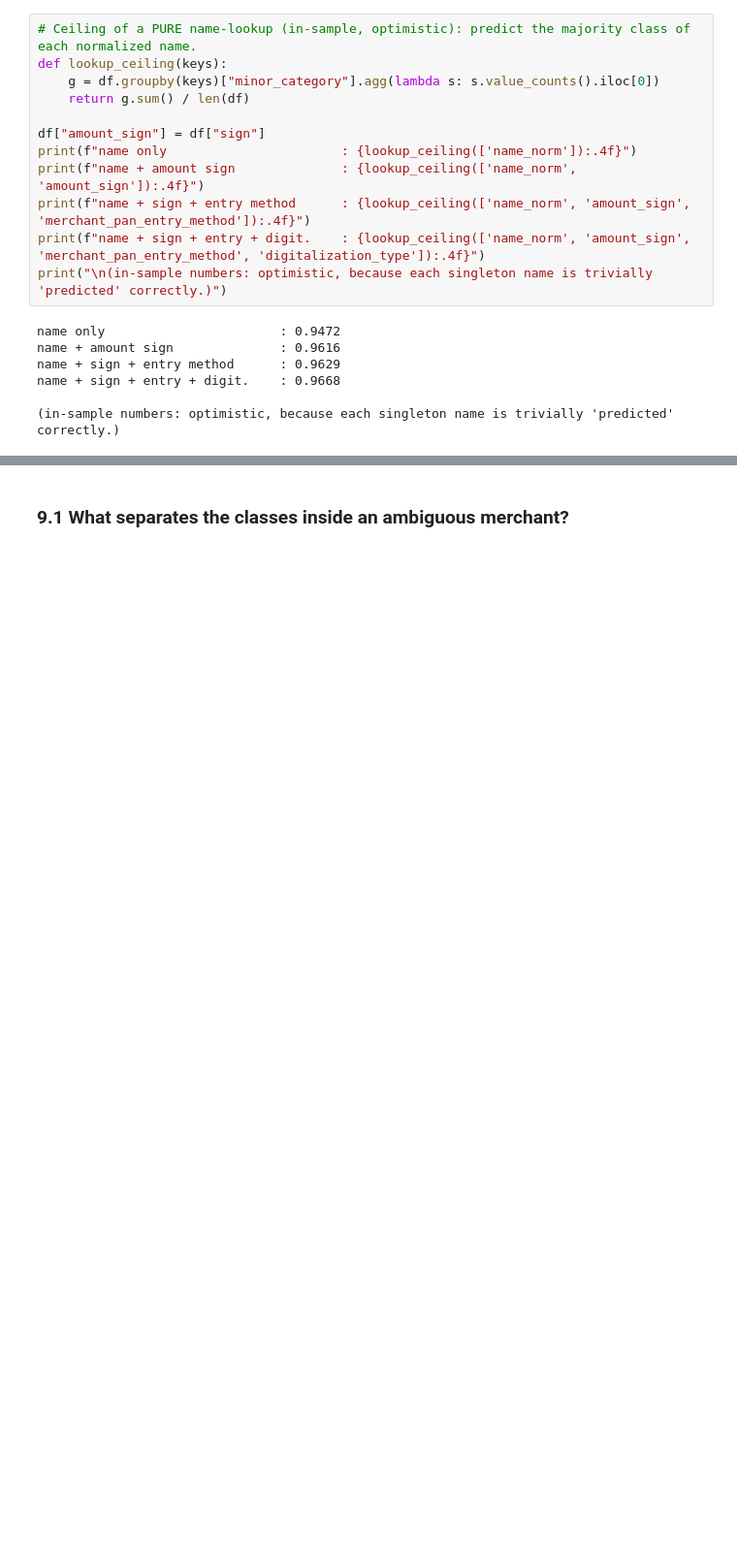
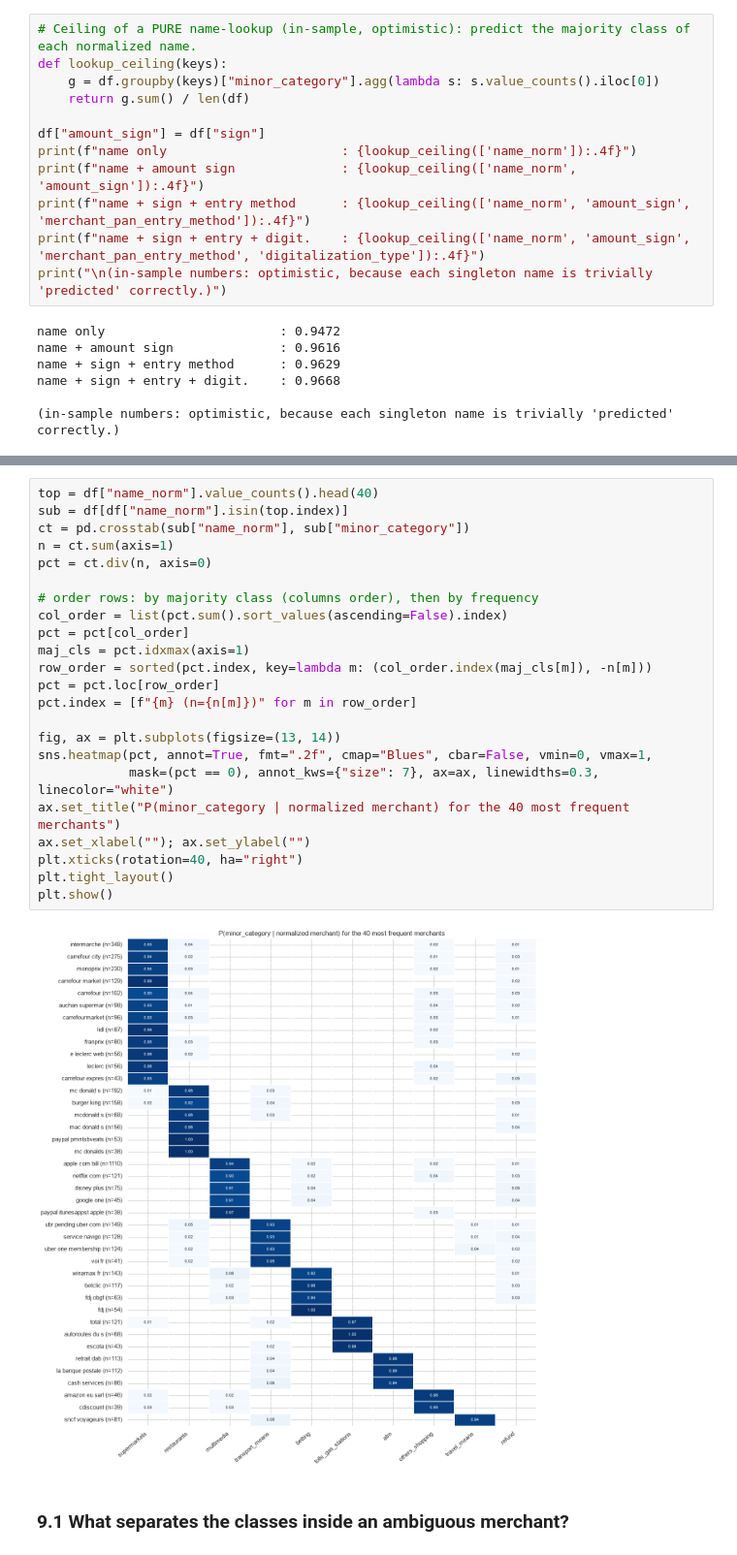
Before and after one commit to jafarpenot/Lydia_task, a Jupyter notebook: notebooks/01_eda.ipynb, the cells around one changed output, grey strips where cells are left out. Shown at 97% size. Drawn from its saved outputs; the diff is of its cells as text; blank space fills up the shorter version.

Commit message:
EDA: add user notes, furthest-names-per-cluster table and merchant vs class heatmap

```diff
--- a/notebooks/01_eda.ipynb
+++ b/notebooks/01_eda.ipynb
@@ -716,3 +850,28 @@ name + sign + entry + digit.    : 0.9668
+# %%
+top = df["name_norm"].value_counts().head(40)
+sub = df[df["name_norm"].isin(top.index)]
+ct = pd.crosstab(sub["name_norm"], sub["minor_category"])
+n = ct.sum(axis=1)
+pct = ct.div(n, axis=0)
+
+# order rows: by majority class (columns order), then by frequency
+col_order = list(pct.sum().sort_values(ascending=False).index)
+pct = pct[col_order]
+maj_cls = pct.idxmax(axis=1)
+row_order = sorted(pct.index, key=lambda m: (col_order.index(maj_cls[m]), -n[m]))
+pct = pct.loc[row_order]
+pct.index = [f"{m} (n={n[m]})" for m in row_order]
+
+fig, ax = plt.subplots(figsize=(13, 14))
+sns.heatmap(pct, annot=True, fmt=".2f", cmap="Blues", cbar=False, vmin=0, vmax=1,
+            mask=(pct == 0), annot_kws={"size": 7}, ax=ax, linewidths=0.3, linecolor="white")
+ax.set_title("P(minor_category | normalized merchant) for the 40 most frequent merchants")
+ax.set_xlabel(""); ax.set_ylabel("")
+plt.xticks(rotation=40, ha="right")
+plt.tight_layout()
+plt.show()
+# %% [output]
+[figure, added]
 # %% [markdown]
 ### 9.1 What separates the classes inside an ambiguous merchant?
 # %%
```
Also changed, not shown: parts of 20 cells of this notebook.
